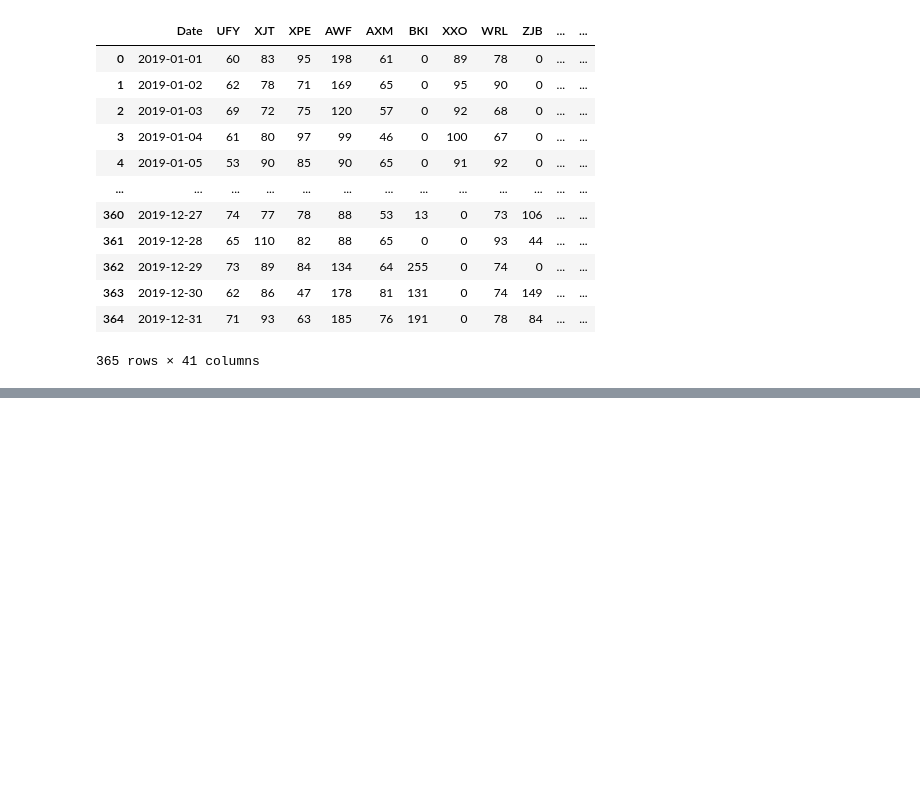
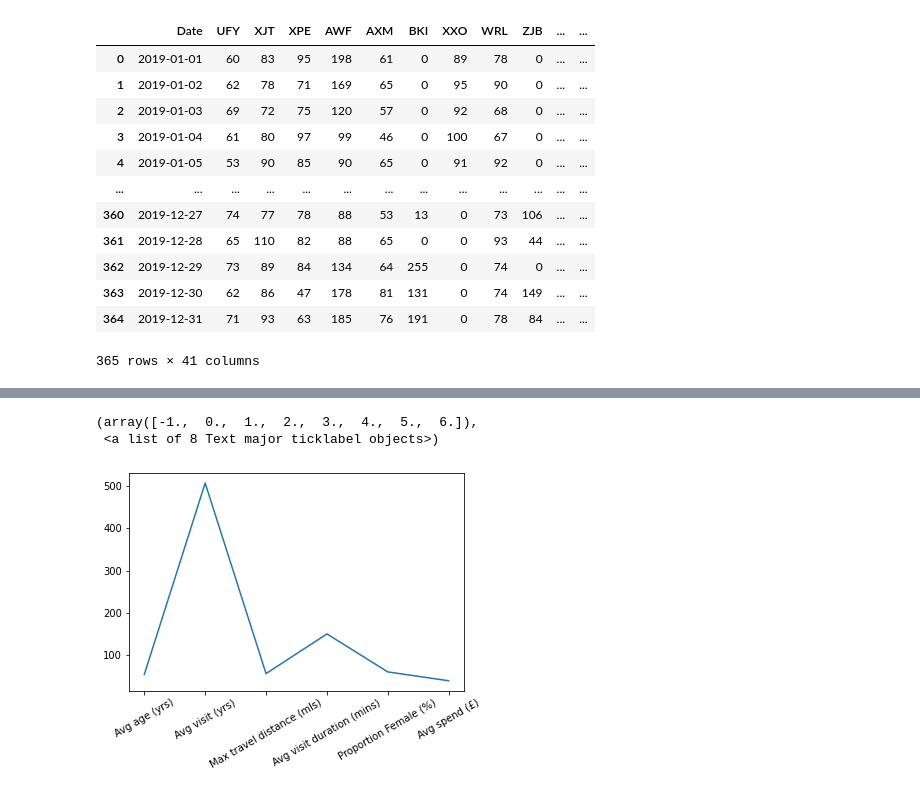
Before and after one commit to zakirhossen23/Project-Data-Visualisation, a Jupyter notebook: colab.ipynb, the cells around one changed output, grey strips where cells are left out. Cells and saved outputs as stored; diff of their text form; code cells hidden in the pictures; blank space fills up the shorter version.

```diff
--- a/colab.ipynb
+++ b/colab.ipynb
@@ -26,0 +163,8 @@ df #print the dataframe
+# %%
+
+Maximum.plot(kind= legend=False)
+plt.xticks(rotation=30, horizontalalignment="center")
+# %% [output]
+(array([-1.,  0.,  1.,  2.,  3.,  4.,  5.,  6.]),
+ <a list of 8 Text major ticklabel objects>)
+[figure, added]
```
Also changed, not shown: parts of 18 cells of this notebook.
